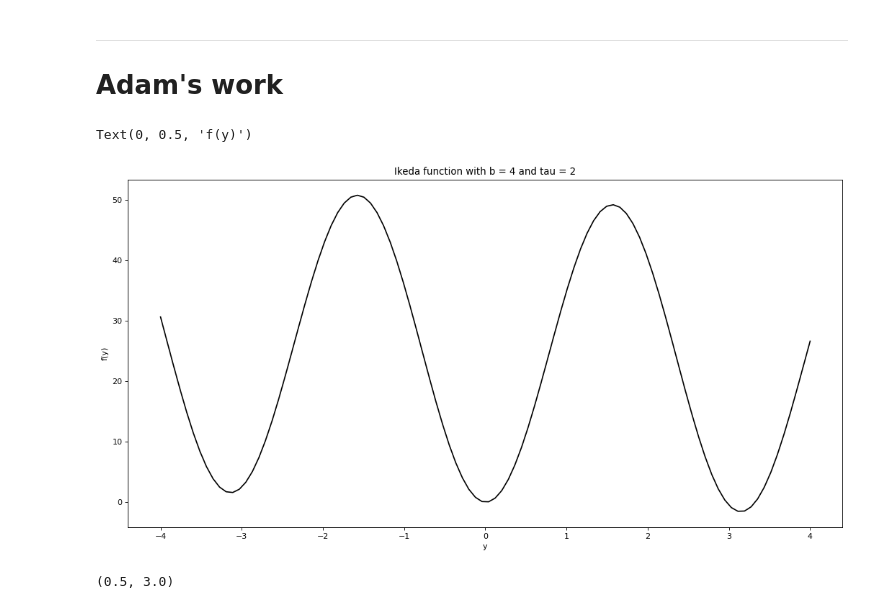
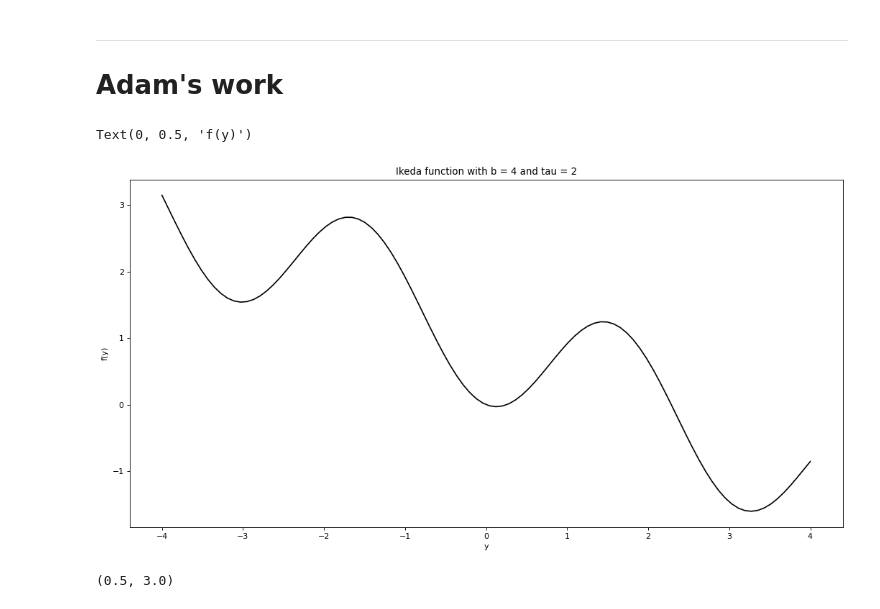
Before and after one commit to ihkim94/Ikeda, a Jupyter notebook: Ikeda_map.ipynb, the cells around one changed output. Drawn from its saved outputs; the diff is of its cells as text; code cells hidden in the pictures.

```diff
--- a/Ikeda_map.ipynb
+++ b/Ikeda_map.ipynb
@@ -207,14 +185,14 @@ def ikeda_map(reps=500, accuracy=0.0001, numtoplot=400,low=4.3, high=6.1):
 # %%
 y = np.linspace(-4,4,100)
 plt.figure(figsize=(16, 8), dpi=80)
 ax = plt.subplot(1,1,1)
-ax.plot(y, ikeda(100,2,y), 'k')
+ax.plot(y, ikeda(4,2,y), 'k')
 plt.title('Ikeda function with b = 4 and tau = 2')
 plt.xlabel('y')
 plt.ylabel('f(y)')
 # %% [output]
 Text(0, 0.5, 'f(y)')
-[figure, old version]
+[figure, new version]
 # %%
 fig, (ax1, ax2) = plt.subplots(1,2,figsize=(12,6),sharey=False)
 fig, (ax3, ax4) = plt.subplots(1,2,figsize=(12,6),sharey=False)
```
Also changed, not shown: parts of 10 cells of this notebook.
